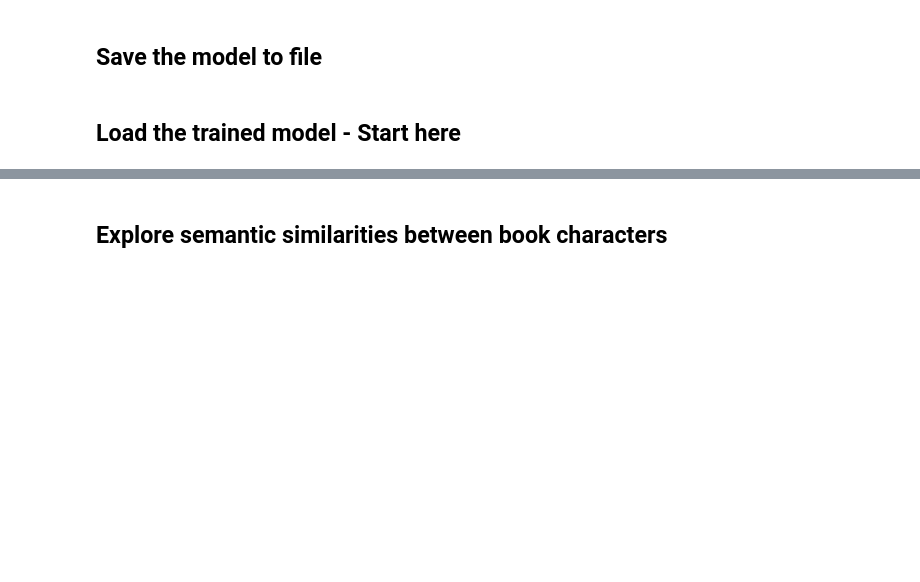
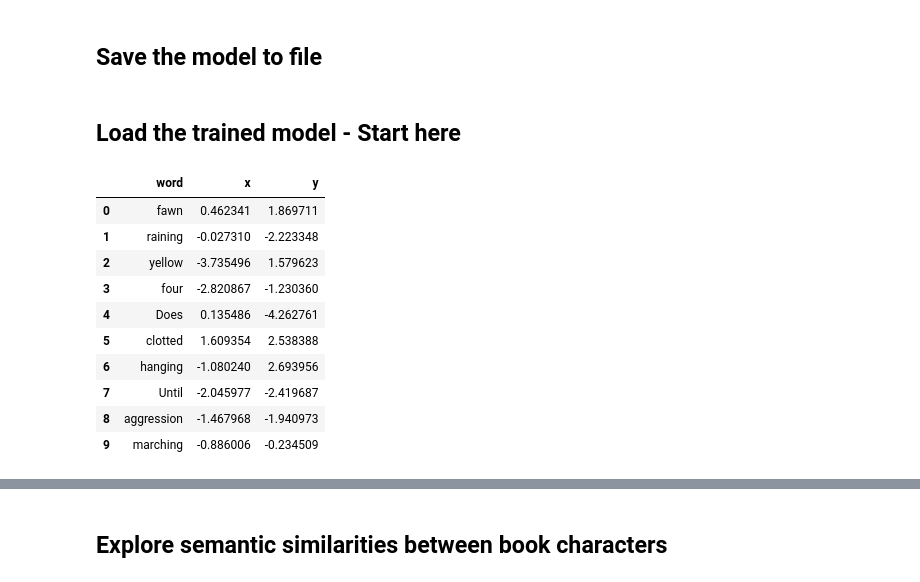
Before and after one commit to bergsfam/w2v_playground, a Jupyter notebook: warriors_word_vecs.ipynb, the cells around one changed output, grey strips where cells are left out. Drawn from its saved outputs; the diff is of its cells as text; code cells hidden in the pictures; blank space fills up the shorter version.

```diff
--- a/warriors_word_vecs.ipynb
+++ b/warriors_word_vecs.ipynb
@@ -171,3 +176,5 @@ warriors2vec.save(os.path.join("trained", "warriors2vec.w2v"))
 # %%
 # load the model - in case this is re-run
 warriors2vec = w2v.Word2Vec.load(os.path.join("trained", "warriors2vec.w2v"))
+# %%
+tsne = sklearn.manifold.TSNE(n_components=2, random_state=42)
@@ -173,0 +196,14 @@ warriors2vec = w2v.Word2Vec.load(os.path.join("trained", "warriors2vec.w2v"))
+# %%
+points.head(10)
+# %% [output]
+|  | word | x | y |
+| 0 | fawn | 0.462341 | 1.869711 |
+| 1 | raining | -0.027310 | -2.223348 |
+| 2 | yellow | -3.735496 | 1.579623 |
+| 3 | four | -2.820867 | -1.230360 |
+| 4 | Does | 0.135486 | -4.262761 |
+| 5 | clotted | 1.609354 | 2.538388 |
+| 6 | hanging | -1.080240 | 2.693956 |
+| 7 | Until | -2.045977 | -2.419687 |
+| 8 | aggression | -1.467968 | -1.940973 |
+| 9 | marching | -0.886006 | -0.234509 |
```
Also changed, not shown: parts of 19 cells of this notebook, 2 other files.
